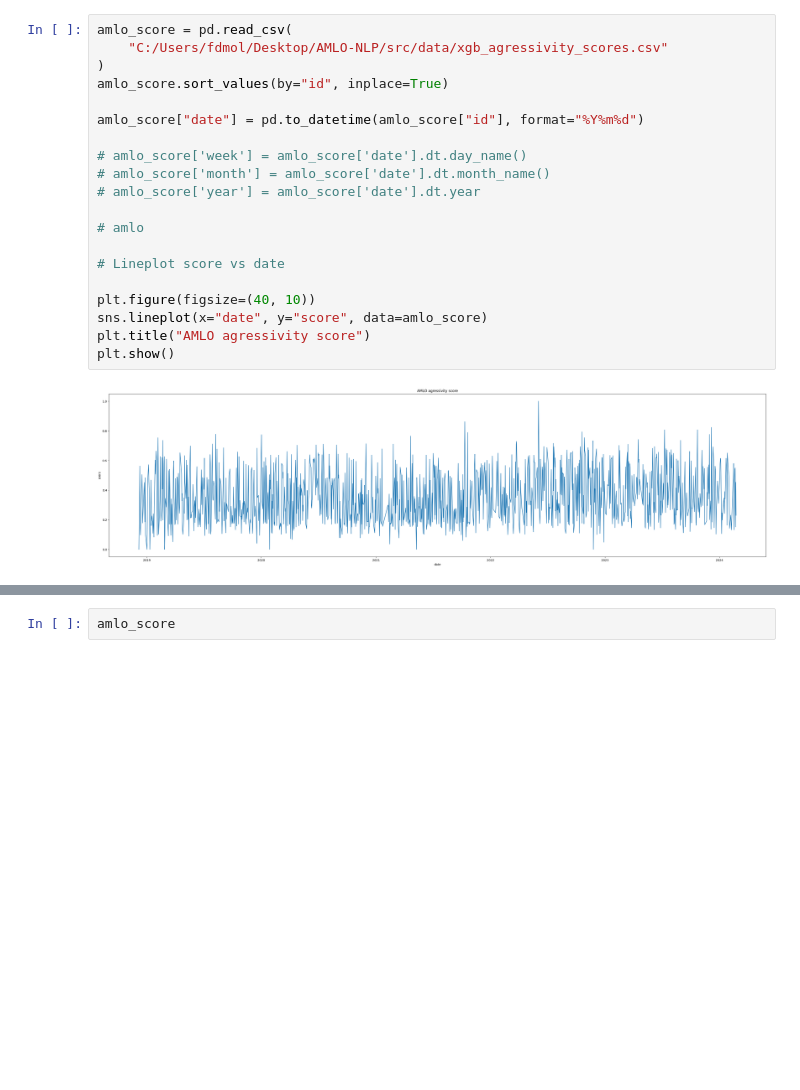
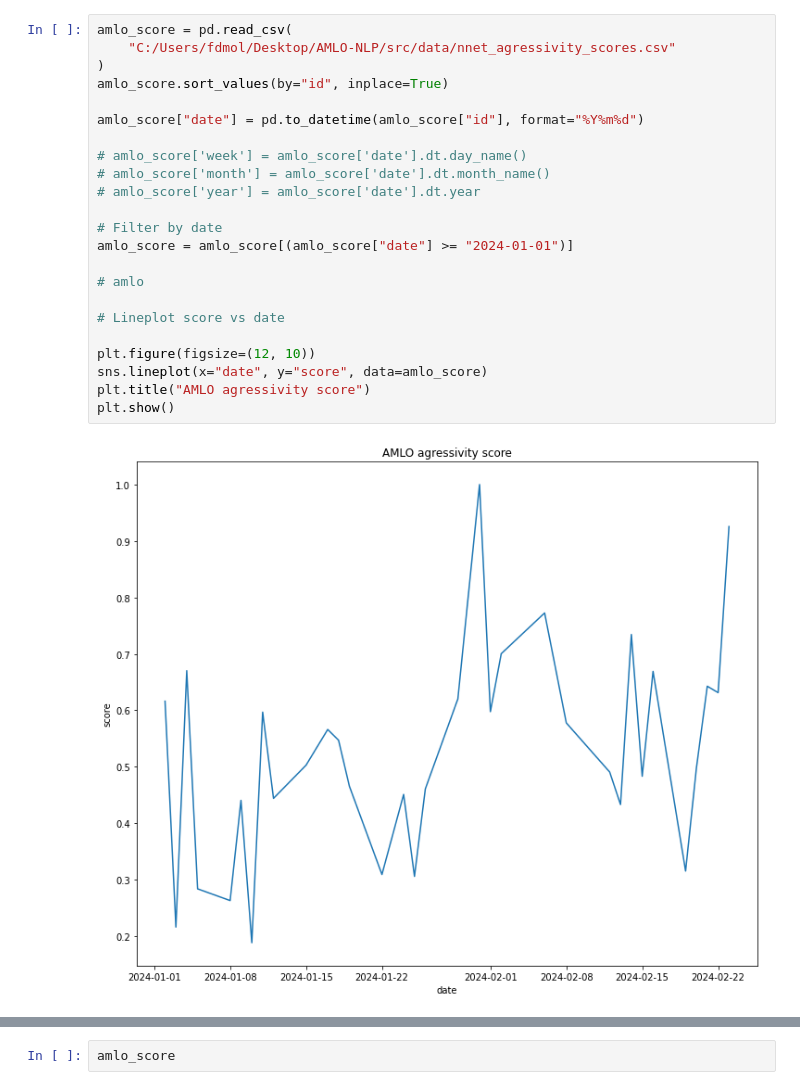
Before and after one commit to FedericoDM/AMLO-NLP, a Jupyter notebook: src/nlp_analyzer/plot.ipynb, the cells around one changed output, grey strips where cells are left out. Saved outputs shown, nothing was run; the diff lists cells and outputs as text; blank space fills up the shorter version.

```diff
--- a/src/nlp_analyzer/plot.ipynb
+++ b/src/nlp_analyzer/plot.ipynb
@@ -7,24 +13,27 @@ from datetime import datetime
 # %%
 amlo_score = pd.read_csv(
-    "C:/Users/fdmol/Desktop/AMLO-NLP/src/data/xgb_agressivity_scores.csv"
+    "C:/Users/fdmol/Desktop/AMLO-NLP/src/data/nnet_agressivity_scores.csv"
 )
 amlo_score.sort_values(by="id", inplace=True)
 
 amlo_score["date"] = pd.to_datetime(amlo_score["id"], format="%Y%m%d")
 
 # amlo_score['week'] = amlo_score['date'].dt.day_name()
 # amlo_score['month'] = amlo_score['date'].dt.month_name()
 # amlo_score['year'] = amlo_score['date'].dt.year
 
+# Filter by date
+amlo_score = amlo_score[(amlo_score["date"] >= "2024-01-01")]
+
 # amlo
 
 # Lineplot score vs date
 
-plt.figure(figsize=(40, 10))
+plt.figure(figsize=(12, 10))
 sns.lineplot(x="date", y="score", data=amlo_score)
 plt.title("AMLO agressivity score")
 plt.show()
 # %% [output]
-[figure, old version]
+[figure, new version]
 # %%
 # Lineplot num_words vs date
```
Also changed, not shown: parts of 3 cells of this notebook, 21 other files.
